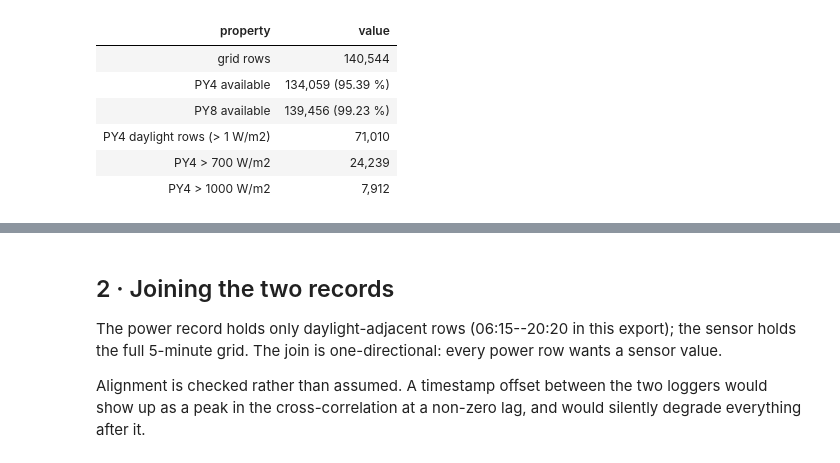
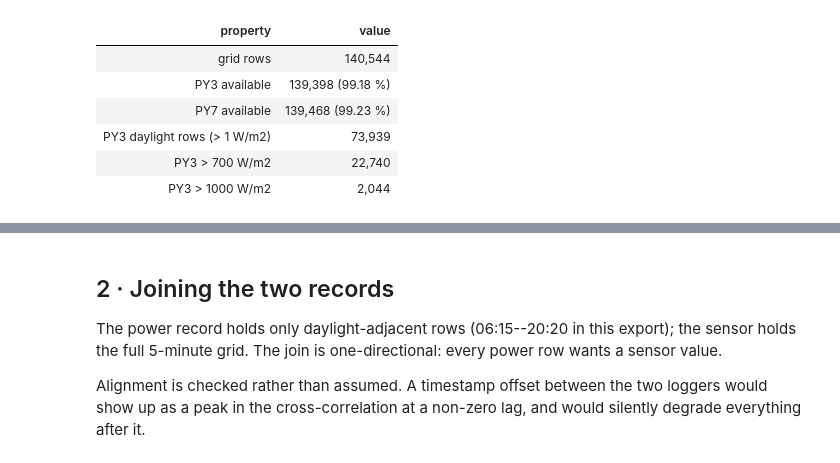
Before and after one commit to nhphuong2504/agrivoltaics, a Jupyter notebook: irradiance_proxy_vs_sensor.ipynb, the cells around one changed output, grey strips where cells are left out. Saved outputs shown, nothing was run; the diff lists cells and outputs as text; code cells hidden in the pictures.

```diff
--- a/irradiance_proxy_vs_sensor.ipynb
+++ b/irradiance_proxy_vs_sensor.ipynb
@@ -39,7 +42,7 @@ import bench as B                      # frozen regression harness / detector
 import canon_metrics as CM             # the version lock's own metric definitions
 from satsim import BAND, CONTROL_PAIRS, EU, PAIRS, RELIABLE, dq_mask
 
-SENSOR_CSV = ROOT / "irradiance_may2025_aug_2026_area1.csv"
+SENSOR_CSV = ROOT / "irradiance_may2025_aug2026.csv"
 
 plt.rcParams.update({"figure.dpi": 115, "axes.grid": True, "grid.alpha": 0.3,
                      "axes.spines.top": False, "axes.spines.right": False,
@@ -113,23 +140,23 @@ display(pd.DataFrame([
 # %%
 poa = raw["poa"].mask(sentinel | glitch).reindex(grid)
 bpoa = raw["bpoa"].reindex(grid)
 
 display(pd.DataFrame([
     ("grid rows", f"{len(poa):,}"),
-    ("PY4 available", f"{int(poa.notna().sum()):,}  ({100*poa.notna().mean():.2f} %)"),
-    ("PY8 available", f"{int(bpoa.notna().sum()):,}  ({100*bpoa.notna().mean():.2f} %)"),
-    ("PY4 daylight rows (> 1 W/m2)", f"{int((poa > 1).sum()):,}"),
-    ("PY4 > 700 W/m2", f"{int((poa > 700).sum()):,}"),
-    ("PY4 > 1000 W/m2", f"{int((poa > 1000).sum()):,}"),
+    ("PY3 available", f"{int(poa.notna().sum()):,}  ({100*poa.notna().mean():.2f} %)"),
+    ("PY7 available", f"{int(bpoa.notna().sum()):,}  ({100*bpoa.notna().mean():.2f} %)"),
+    ("PY3 daylight rows (> 1 W/m2)", f"{int((poa > 1).sum()):,}"),
+    ("PY3 > 700 W/m2", f"{int((poa > 700).sum()):,}"),
+    ("PY3 > 1000 W/m2", f"{int((poa > 1000).sum()):,}"),
 ], columns=["property", "value"]).style.hide(axis="index"))
 # %% [output]
 | property | value |
 | grid rows | 140,544 |
-| PY4 available | 134,059 (95.39 %) |
-| PY8 available | 139,456 (99.23 %) |
-| PY4 daylight rows (> 1 W/m2) | 71,010 |
-| PY4 > 700 W/m2 | 24,239 |
-| PY4 > 1000 W/m2 | 7,912 |
+| PY3 available | 139,398 (99.18 %) |
+| PY7 available | 139,468 (99.23 %) |
+| PY3 daylight rows (> 1 W/m2) | 73,939 |
+| PY3 > 700 W/m2 | 22,740 |
+| PY3 > 1000 W/m2 | 2,044 |
 # %%
 fig, ax = plt.subplots(1, 3, figsize=(13.6, 3.3))
 
```
Also changed, not shown: parts of 29 cells of this notebook, 1 other file.
